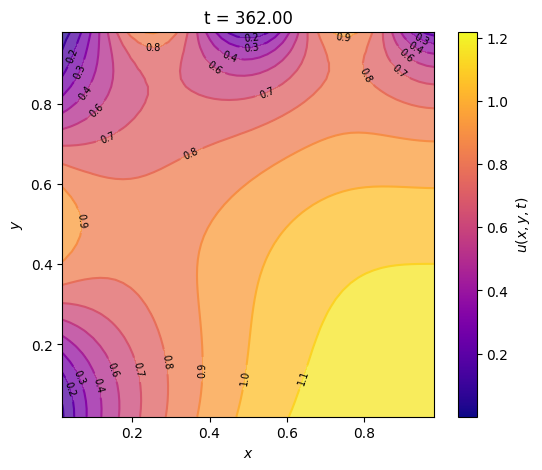
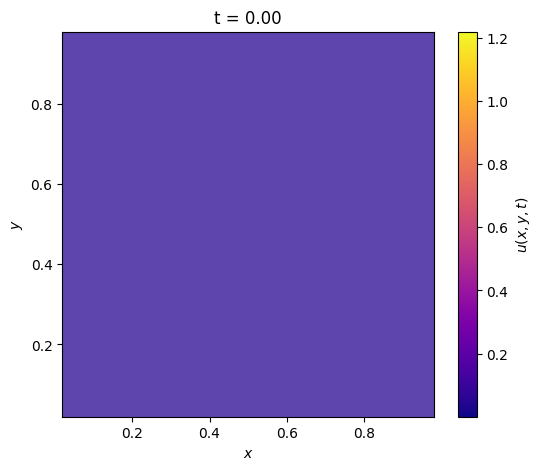
The notebook cell's code change between the first figure and the second:
--- before
+++ after
@@ -32,5 +32,4 @@
 ani = animation.FuncAnimation(fig, update, frames=range(0, len(history), 10), interval=100, repeat=True)
 # Save as gif
-ani.save('solution_animation.gif', writer='pillow', dpi=60)
+ani.save('solution_animation.gif', writer='pillow', dpi=150)
 print('Animation saved!')
-plt.show()

Commit: plot edits